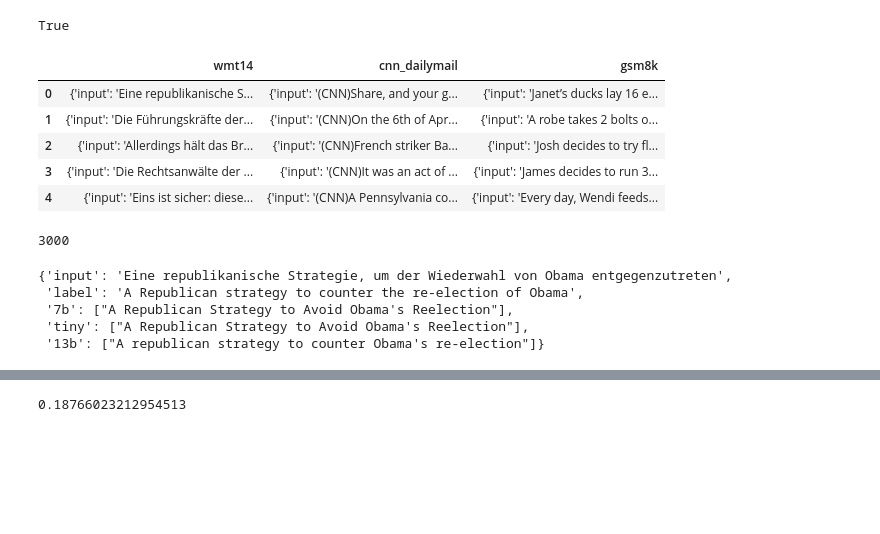
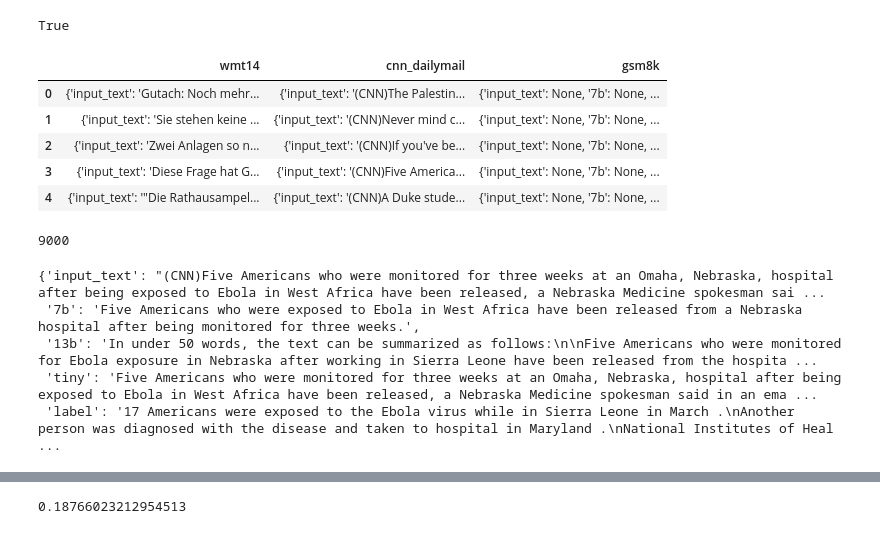
Before and after one commit to ryanzhangofficial/Inferencing-Project, a Jupyter notebook: Algorithm.ipynb, the cells around one changed output, grey strips where cells are left out. Drawn from its saved outputs; the diff is of its cells as text; code cells hidden in the pictures; blank space fills up the shorter version.

```diff
--- a/Algorithm.ipynb
+++ b/Algorithm.ipynb
@@ -39,31 +52,31 @@ True
 # %%
 import pickle
 import pandas as pd
 
-with open('data/combined_outputs.pkl', 'rb') as file:
+with open('data/input_output_train', 'rb') as file:
     combined_outputs = pickle.load(file)
 
 df_combined_outputs = pd.DataFrame(combined_outputs)
 df_combined_outputs.head()
 # %% [output]
 |  | wmt14 | cnn_dailymail | gsm8k |
-| 0 | {'input': 'Eine republikanische S... | {'input': '(CNN)Share, and your g... | {'input': 'Janet’s ducks lay 16 e... |
-| 1 | {'input': 'Die Führungskräfte der... | {'input': '(CNN)On the 6th of Apr... | {'input': 'A robe takes 2 bolts o... |
-| 2 | {'input': 'Allerdings hält das Br... | {'input': '(CNN)French striker Ba... | {'input': 'Josh decides to try fl... |
-| 3 | {'input': 'Die Rechtsanwälte der ... | {'input': '(CNN)It was an act of ... | {'input': 'James decides to run 3... |
-| 4 | {'input': 'Eins ist sicher: diese... | {'input': '(CNN)A Pennsylvania co... | {'input': 'Every day, Wendi feeds... |
+| 0 | {'input_text': 'Gutach: Noch mehr... | {'input_text': '(CNN)The Palestin... | {'input_text': None, '7b': None, ... |
+| 1 | {'input_text': 'Sie stehen keine ... | {'input_text': '(CNN)Never mind c... | {'input_text': None, '7b': None, ... |
+| 2 | {'input_text': 'Zwei Anlagen so n... | {'input_text': '(CNN)If you've be... | {'input_text': None, '7b': None, ... |
+| 3 | {'input_text': 'Diese Frage hat G... | {'input_text': '(CNN)Five America... | {'input_text': None, '7b': None, ... |
+| 4 | {'input_text': '"Die Rathausampel... | {'input_text': '(CNN)A Duke stude... | {'input_text': None, '7b': None, ... |
 # %%
 df_combined_outputs.size
 # %% [output]
-3000
+9000
 # %%
-df_combined_outputs["wmt14"][0]
+df_combined_outputs["cnn_dailymail"][3]
 # %% [output]
-{'input': 'Eine republikanische Strategie, um der Wiederwahl von Obama entgegenzutreten',
- 'label': 'A Republican strategy to counter the re-election of Obama',
- '7b': ["A Republican Strategy to Avoid Obama's Reelection"],
- 'tiny': ["A Republican Strategy to Avoid Obama's Reelection"],
- '13b': ["A republican strategy to counter Obama's re-election"]}
+{'input_text': "(CNN)Five Americans who were monitored for three weeks at an Omaha, Nebraska, hospital after being exposed to Ebola in West Africa have been released, a Nebraska Medicine spokesman sai ...
+ '7b': 'Five Americans who were exposed to Ebola in West Africa have been released from a Nebraska hospital after being monitored for three weeks.',
+ '13b': 'In under 50 words, the text can be summarized as follows:\n\nFive Americans who were monitored for Ebola exposure in Nebraska after working in Sierra Leone have been released from the hospita ...
+ 'tiny': 'Five Americans who were monitored for three weeks at an Omaha, Nebraska, hospital after being exposed to Ebola in West Africa have been released, a Nebraska Medicine spokesman said in an ema ...
+ 'label': '17 Americans were exposed to the Ebola virus while in Sierra Leone in March .\nAnother person was diagnosed with the disease and taken to hospital in Maryland .\nNational Institutes of Heal ...
 # %%
 def algorithm(T, c):
     l_predictor, s_predictor = None, None
```
Also changed, not shown: parts of 17 cells of this notebook, 1 other file.
